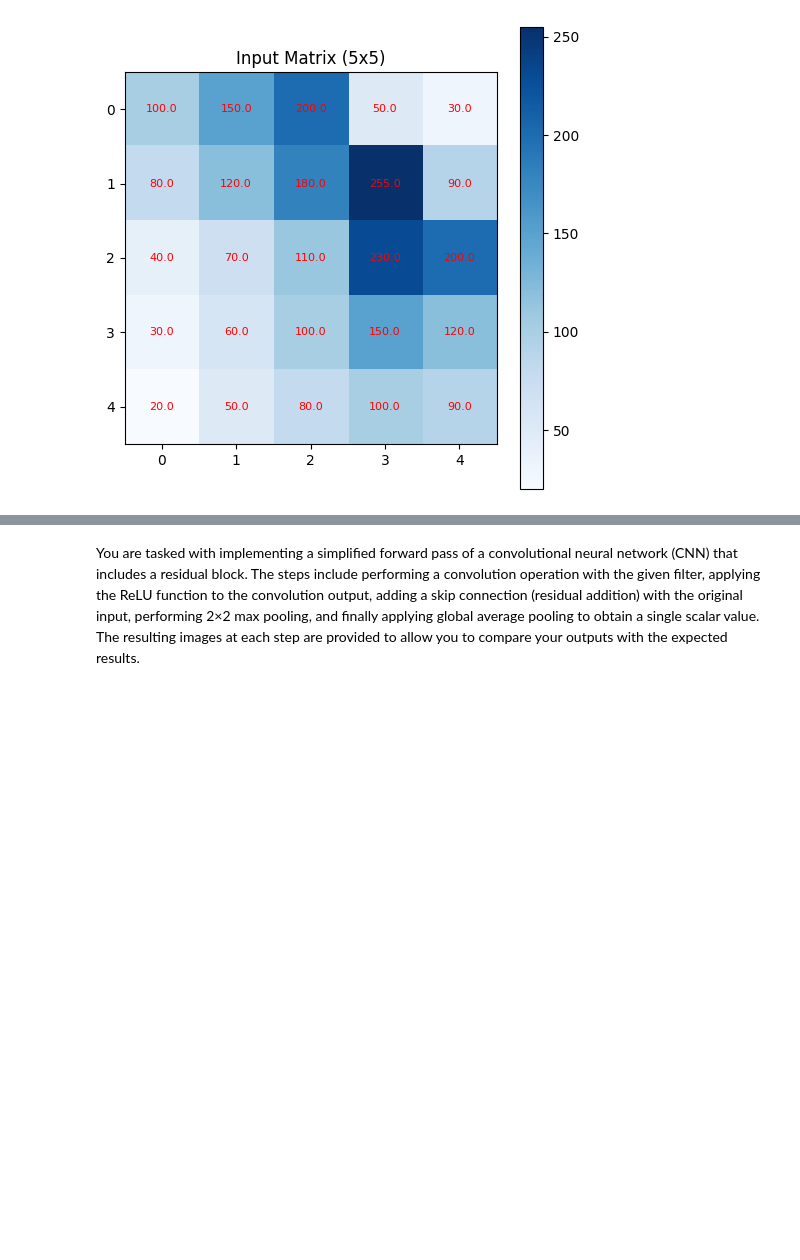
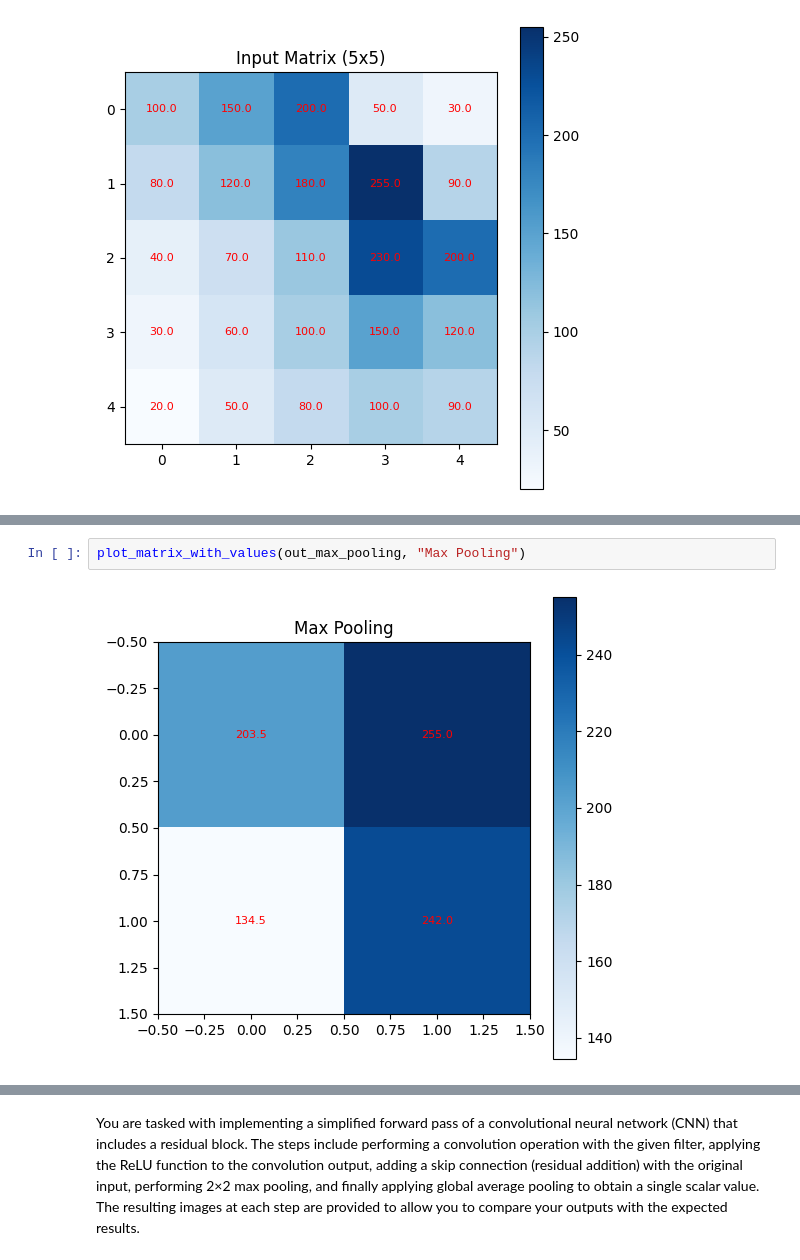
Before and after one commit to ILoveBacteria/machine-learning-assignments, a Jupyter notebook: assignment4/P1.ipynb, the cells around one changed output, grey strips where cells are left out. Drawn from its saved outputs; the diff is of its cells as text; blank space fills up the shorter version.

```diff
--- a/assignment4/P1.ipynb
+++ b/assignment4/P1.ipynb
@@ -164,0 +183,4 @@ conv_filter = np.array([[0.1, -0.2, 0.1],
+# %%
+plot_matrix_with_values(out_max_pooling, "Max Pooling")
+# %% [output]
+[figure, added]
```
Also changed, not shown: parts of 6 cells of this notebook.
